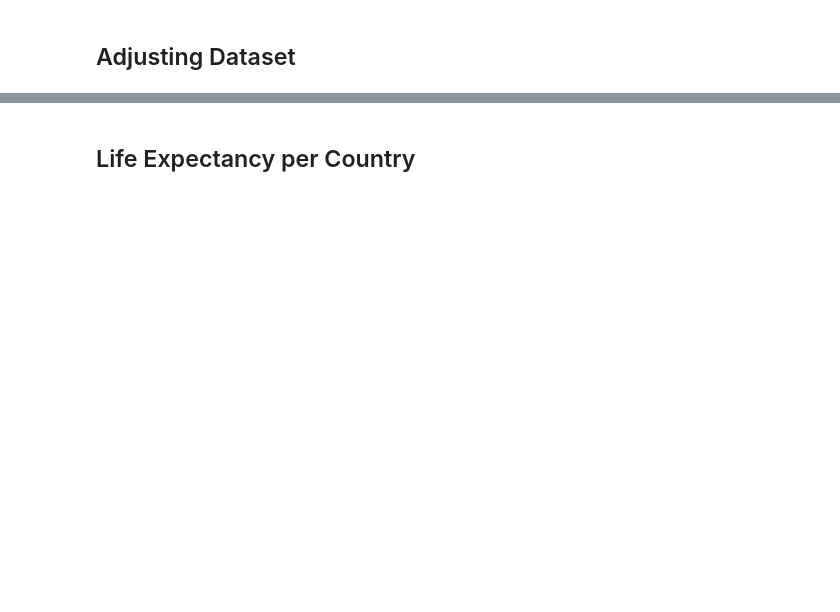
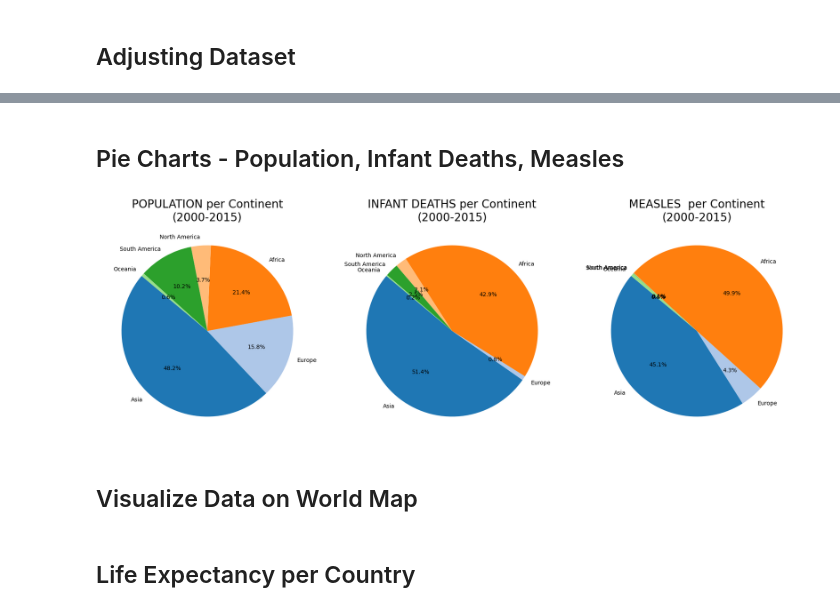
Before and after one commit to frabranca/data-analysis-project, a Jupyter notebook: life_expectancy_data.ipynb, the cells around one changed output, grey strips where cells are left out. Drawn from its saved outputs; the diff is of its cells as text; code cells hidden in the pictures; blank space fills up the shorter version.

```diff
--- a/life_expectancy_data.ipynb
+++ b/life_expectancy_data.ipynb
@@ -56,3 +80,41 @@ df['Continent'] = df['Country'].apply(get_continent)
+# %% [markdown]
+## Pie Charts - Population, Infant Deaths, Measles
+# %%
+start_year = df['Year'].unique().min()
+end_year = df['Year'].unique().max()
+
+def get_data_per_continent(df, param):
+    data = []
+    for c in df['Continent'].unique():
+        continent_data = df[df['Continent']==c][param]
+        data.append(continent_data.sum())
+    return data
+
+params = [ 'Population', 'infant deaths', 'Measles ']
+
+param0 = get_data_per_continent(df, params[0])
+param1 = get_data_per_continent(df, params[1])
+param2 = get_data_per_continent(df, params[2])
+
+# Set up subplots for 3 pie charts
+fig, axes = plt.subplots(1, 3, figsize=(18, 6))
+
+# List of parameter data for the plots
+param_data = [param0, param1, param2]
+
+# Create pie charts
+for i, ax in enumerate(axes):
+    ax.pie(param_data[i], labels=df['Continent'].unique(), autopct='%1.1f%%',
+           startangle=140, colors=plt.cm.tab20.colors)
+    ax.set_title(f'{params[i].upper()} per Continent\n({start_year}-{end_year})', fontsize=20)
+
+# Adjust layout
+plt.tight_layout()
+plt.show()
+# %% [output]
+[figure, new version]
+# %% [markdown]
+## Visualize Data on World Map
 # %%
 # Create a base map
 def make_map(data, column):
```
Also changed, not shown: parts of 4 cells of this notebook.
